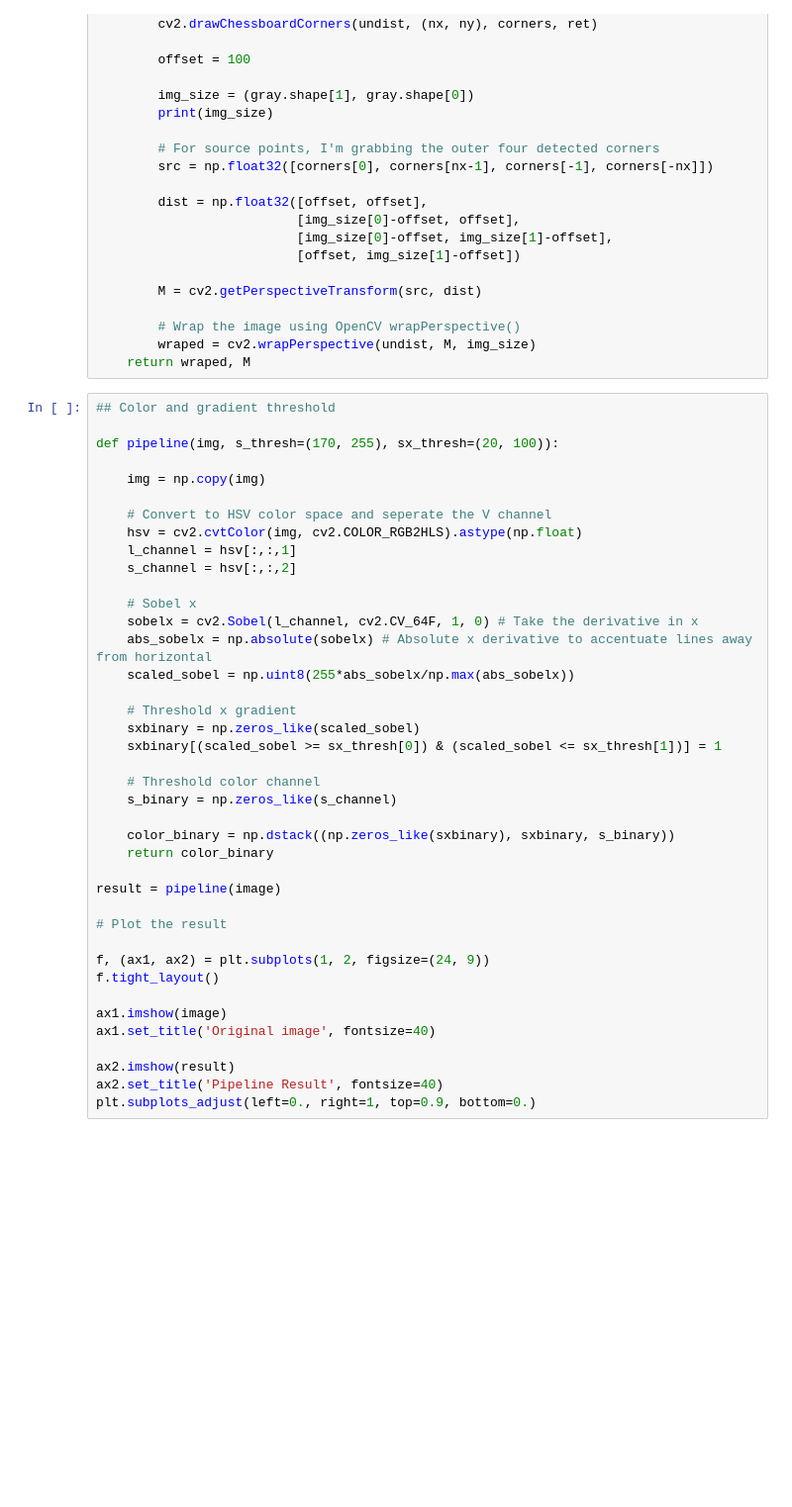
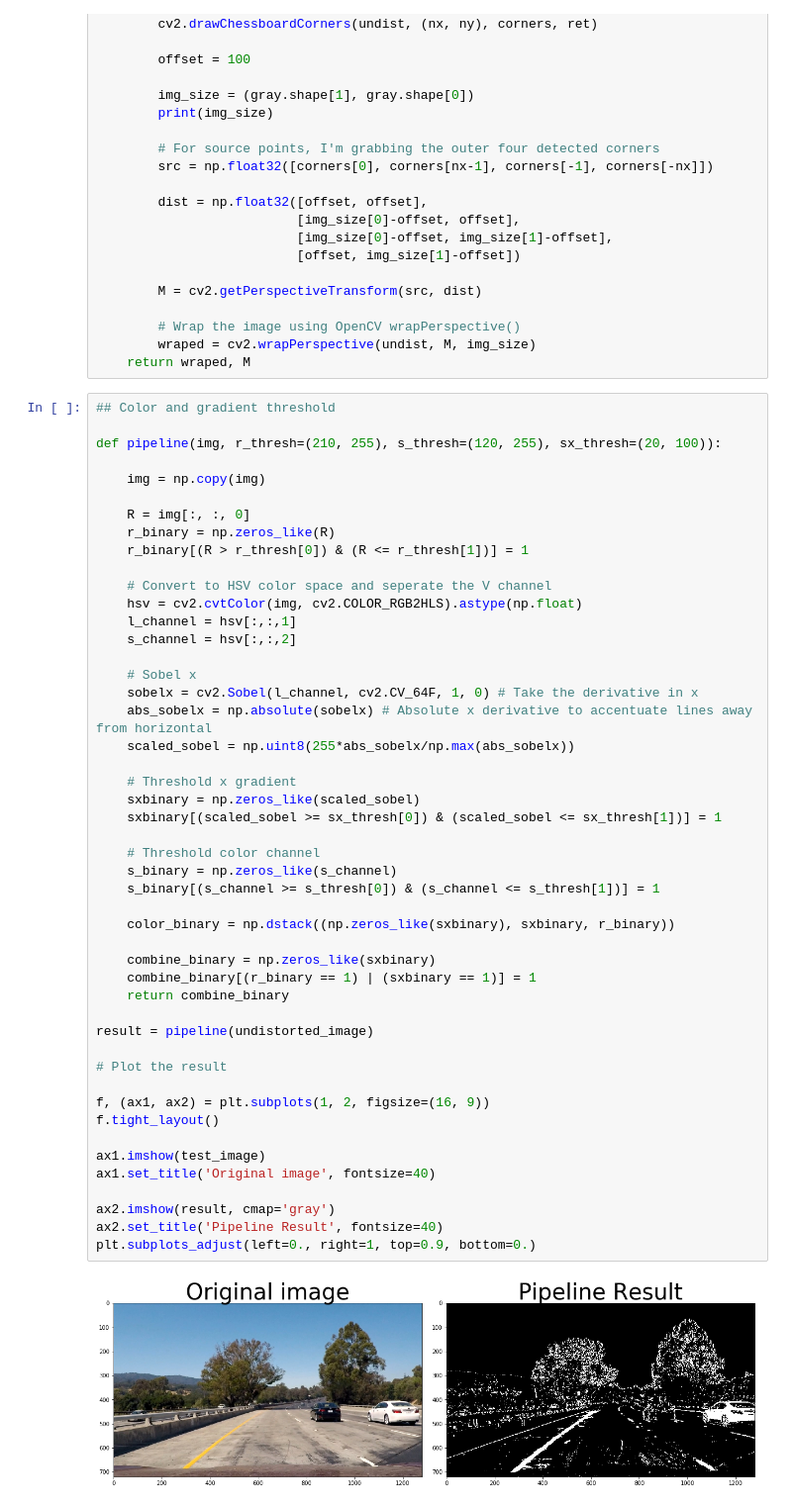
Before and after one commit to dimonge/CarND-Advanced-Lane-Lines, a Jupyter notebook: Advance Lane line project.ipynb, the cells around one changed output. Shown at 99% size. Saved outputs shown, nothing was run; the diff lists cells and outputs as text; blank space fills up the shorter version.

```diff
--- a/Advance Lane line project.ipynb
+++ b/Advance Lane line project.ipynb
@@ -155,40 +159,50 @@ def corners_unwrap(img, nx, ny, mtx, dist):
 # %%
 ## Color and gradient threshold
 
-def pipeline(img, s_thresh=(170, 255), sx_thresh=(20, 100)):
+def pipeline(img, r_thresh=(210, 255), s_thresh=(120, 255), sx_thresh=(20, 100)):
 
     img = np.copy(img)
+
+    R = img[:, :, 0]
+    r_binary = np.zeros_like(R)
+    r_binary[(R > r_thresh[0]) & (R <= r_thresh[1])] = 1
 
     # Convert to HSV color space and seperate the V channel
     hsv = cv2.cvtColor(img, cv2.COLOR_RGB2HLS).astype(np.float)
     l_channel = hsv[:,:,1]
     s_channel = hsv[:,:,2]
 
     # Sobel x
     sobelx = cv2.Sobel(l_channel, cv2.CV_64F, 1, 0) # Take the derivative in x
     abs_sobelx = np.absolute(sobelx) # Absolute x derivative to accentuate lines away from horizontal
     scaled_sobel = np.uint8(255*abs_sobelx/np.max(abs_sobelx))
 
     # Threshold x gradient
     sxbinary = np.zeros_like(scaled_sobel)
     sxbinary[(scaled_sobel >= sx_thresh[0]) & (scaled_sobel <= sx_thresh[1])] = 1
 
     # Threshold color channel
     s_binary = np.zeros_like(s_channel)
+    s_binary[(s_channel >= s_thresh[0]) & (s_channel <= s_thresh[1])] = 1
 
-    color_binary = np.dstack((np.zeros_like(sxbinary), sxbinary, s_binary))
-    return color_binary
+    color_binary = np.dstack((np.zeros_like(sxbinary), sxbinary, r_binary))
 
-result = pipeline(image)
+    combine_binary = np.zeros_like(sxbinary)
+    combine_binary[(r_binary == 1) | (sxbinary == 1)] = 1
+    return combine_binary
+
+result = pipeline(undistorted_image)
 
 # Plot the result
 
-f, (ax1, ax2) = plt.subplots(1, 2, figsize=(24, 9))
+f, (ax1, ax2) = plt.subplots(1, 2, figsize=(16, 9))
 f.tight_layout()
 
-ax1.imshow(image)
+ax1.imshow(test_image)
 ax1.set_title('Original image', fontsize=40)
 
-ax2.imshow(result)
+ax2.imshow(result, cmap='gray')
 ax2.set_title('Pipeline Result', fontsize=40)
 plt.subplots_adjust(left=0., right=1, top=0.9, bottom=0.)
+# %% [output]
+[figure, added]
```
Also changed, not shown: parts of 9 cells of this notebook, 1 other file.
